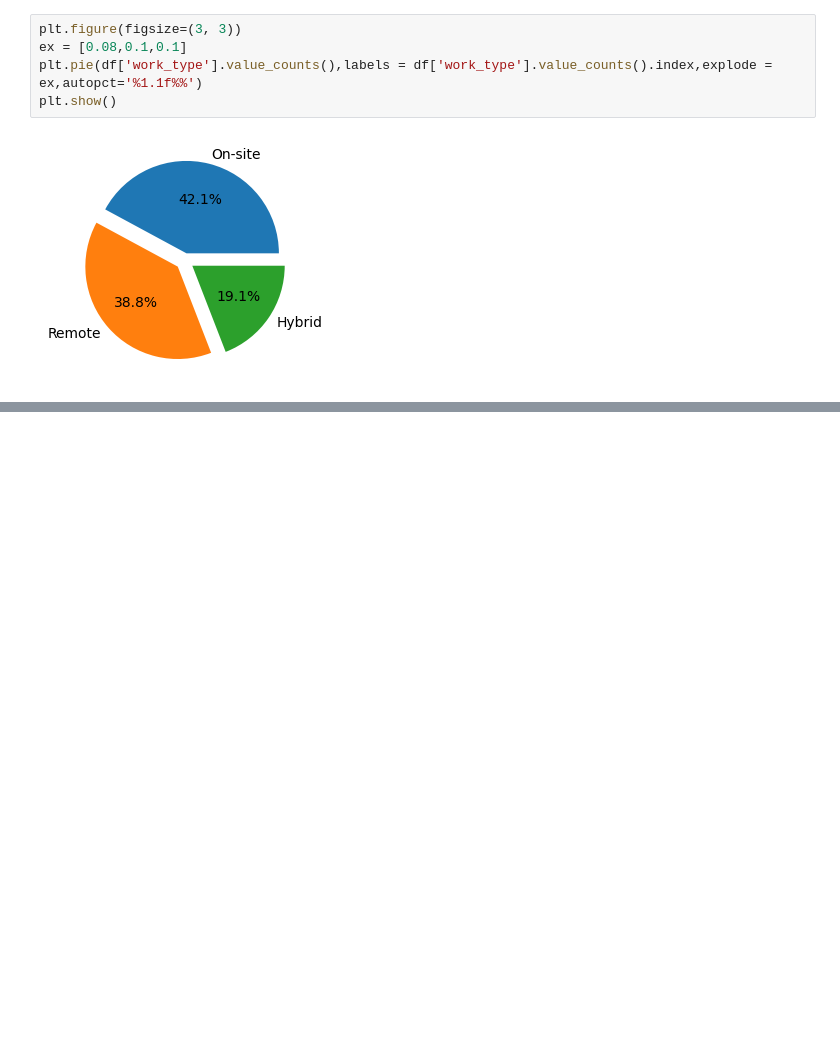
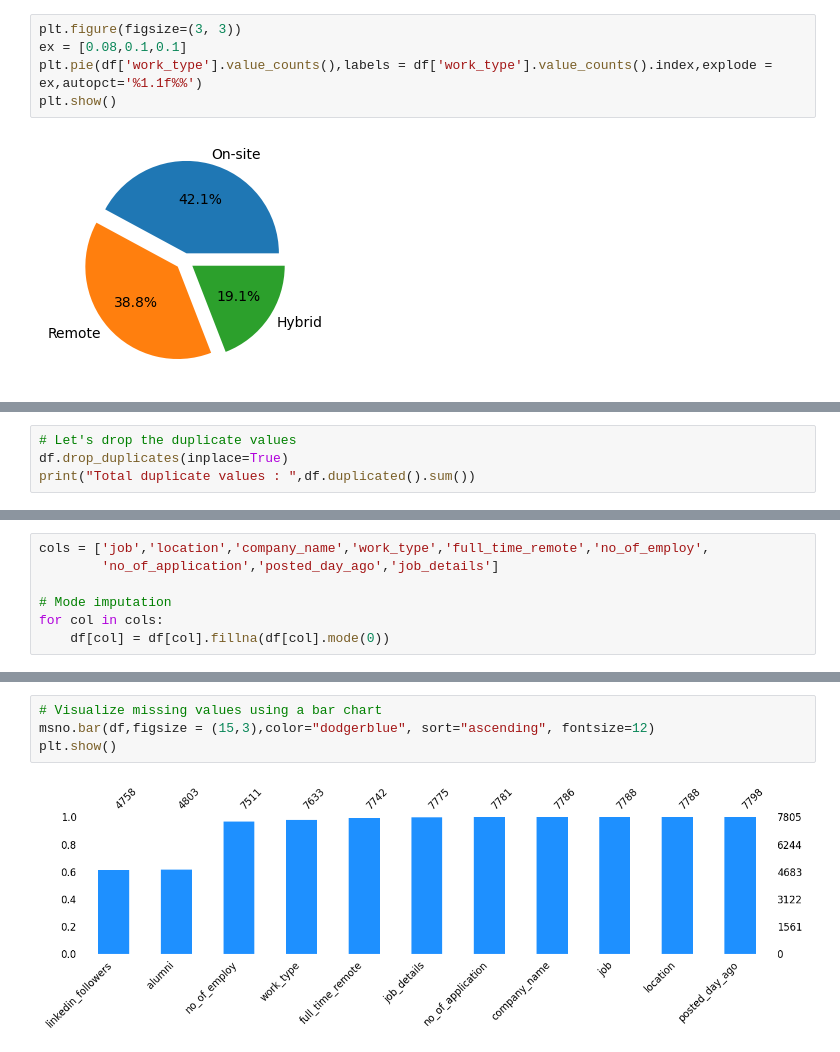
Before and after one commit to yuvraaj2002/Job-Demand-Forecasting, a Jupyter notebook: notebook/Code.ipynb, the cells around one changed output, grey strips where cells are left out. Saved outputs shown, nothing was run; the diff lists cells and outputs as text; blank space fills up the shorter version.

Commit message:
Did mode imputation for features having less than 5% missing values

```diff
--- a/notebook/Code.ipynb
+++ b/notebook/Code.ipynb
@@ -101,0 +99,4 @@ plt.show()
+# %%
+# Let's drop the duplicate values
+df.drop_duplicates(inplace=True)
+print("Total duplicate values : ",df.duplicated().sum())
@@ -101,0 +125,7 @@ plt.show()
+# %%
+cols = ['job','location','company_name','work_type','full_time_remote','no_of_employ',
+        'no_of_application','posted_day_ago','job_details']
+
+# Mode imputation
+for col in cols:
+    df[col] = df[col].fillna(df[col].mode(0))
@@ -101,0 +147,6 @@ plt.show()
+# %%
+# Visualize missing values using a bar chart
+msno.bar(df,figsize = (15,3),color="dodgerblue", sort="ascending", fontsize=12)
+plt.show()
+# %% [output]
+[figure, added]
```
Also changed, not shown: parts of 29 cells of this notebook.
